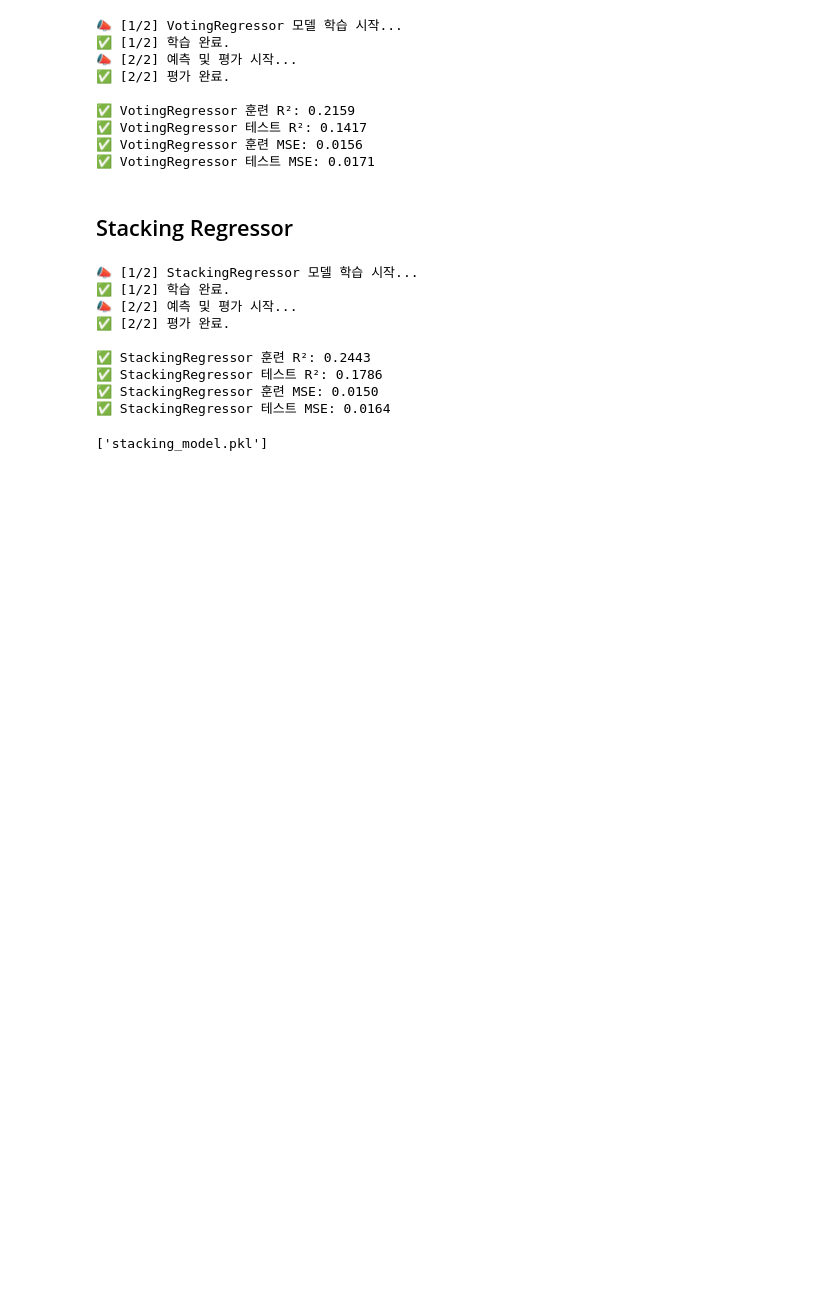
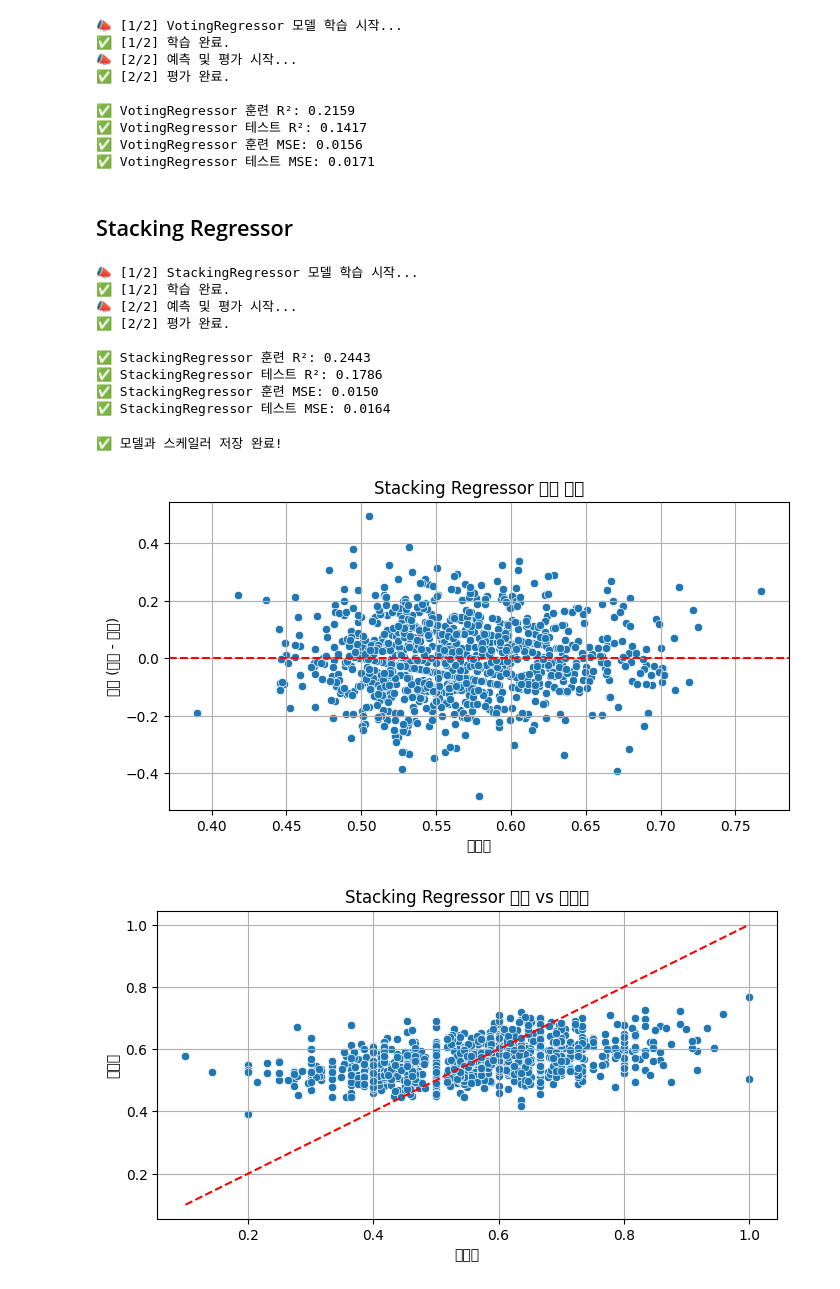
Before and after one commit to league-of-legend-project/Analysis, a Jupyter notebook: Comparison_1.ipynb, the cells around one changed output. Drawn from its saved outputs; the diff is of its cells as text; code cells hidden in the pictures; blank space fills up the shorter version.

Commit message:
model 1차 완

```diff
--- a/Comparison_1.ipynb
+++ b/Comparison_1.ipynb
@@ -661,7 +661,12 @@ print(f"✅ StackingRegressor 테스트 MSE: {mean_squared_error(y_test, y_test_
 # %%
 import joblib
 
-# 학습된 stacking 모델 저장
-joblib.dump(stacking, 'stacking_model.pkl')
+# 모델 및 스케일러 저장
+joblib.dump(stacking, 'stack_model.joblib')
+joblib.dump(standard_scaler, 'standard_scaler.joblib')
+joblib.dump(robust_scaler, 'robust_scaler.joblib')
+joblib.dump(minmax_scaler, 'minmax_scaler.joblib')
+
+print("✅ 모델과 스케일러 저장 완료!")
 # %% [output]
-['stacking_model.pkl']
+✅ 모델과 스케일러 저장 완료!
@@ -667,0 +708,29 @@ joblib.dump(stacking, 'stacking_model.pkl')
+# %%
+import matplotlib.pyplot as plt
+import seaborn as sns
+
+y_pred = stacking.predict(X_test)
+residuals = y_test - y_pred
+
+# 1. 잔차 플롯
+plt.figure(figsize=(8, 4))
+sns.scatterplot(x=y_pred, y=residuals)
+plt.axhline(0, color='red', linestyle='--')
+plt.xlabel('예측값')
+plt.ylabel('잔차 (실제 - 예측)')
+plt.title('Stacking Regressor 잔차 플롯')
+plt.grid(True)
+plt.show()
+
+# 2. 실제 vs 예측값 산점도
+plt.figure(figsize=(8, 4))
+sns.scatterplot(x=y_test, y=y_pred)
+plt.plot([y_test.min(), y_test.max()], [y_test.min(), y_test.max()], 'r--')
+plt.xlabel('실제값')
+plt.ylabel('예측값')
+plt.title('Stacking Regressor 예측 vs 실제값')
+plt.grid(True)
+plt.show()
+# %% [output]
+[figure, added]
+[figure, added]
```
Also changed, not shown: parts of 2 cells of this notebook, 5 other files.
